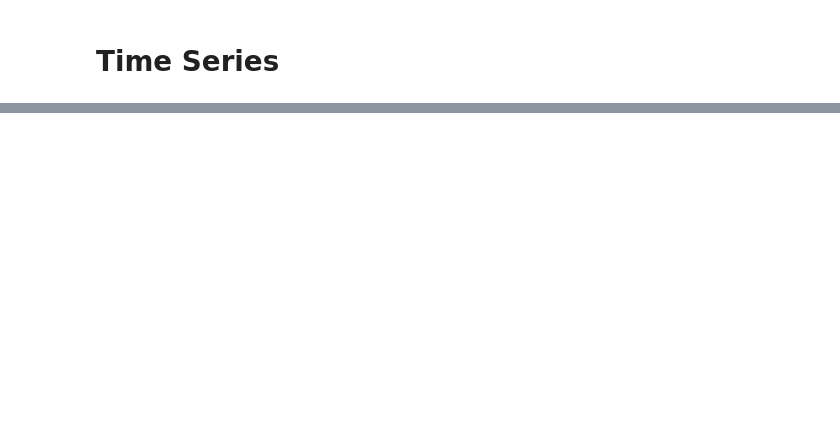
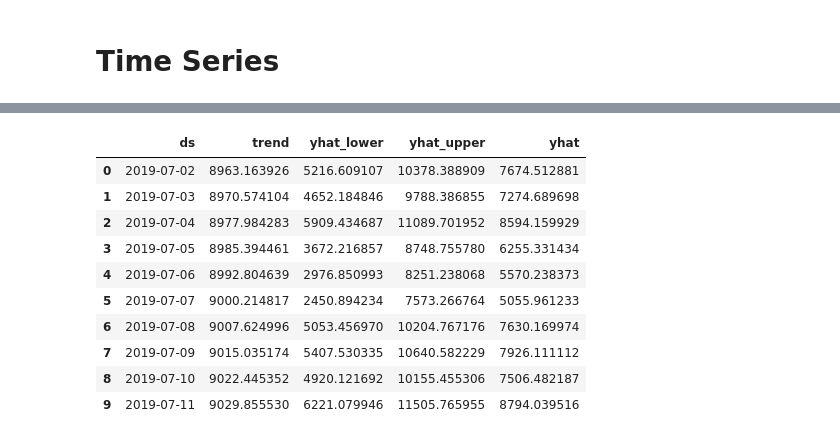
Before and after one commit to mcarujo/ai-workflow-capstone, a Jupyter notebook: notebooks/Capstone Part 2 Getting Started (Hands-On).ipynb, the cells around one changed output, grey strips where cells are left out. Drawn from its saved outputs; the diff is of its cells as text; code cells hidden in the pictures; blank space fills up the shorter version.

```diff
--- a/notebooks/Capstone Part 2 Getting Started (Hands-On).ipynb
+++ b/notebooks/Capstone Part 2 Getting Started (Hands-On).ipynb
@@ -10,7 +12,7 @@ from fbprophet import Prophet
 # %% [output]
 [interactive output not drawn]
 # %%
-data = pd.read_csv("data/data_set_time_series.csv")
+data = pd.read_csv("../app/data/data_set_time_series.csv")
 data.head()
 # %% [output]
 |  | date | Final_times_viewed | Final_price |
@@ -39,3 +41,5 @@ data
 | 494 | 2019-07-31 | 9473.0 | 4964.93 |
 482 rows × 3 columns
 [interactive output not drawn]
+# %%
+data.date = pd.to_datetime(data.date)
@@ -249,0 +245,5 @@ joblib.load("model/prophet.joblib")
+# %%
+future = model.make_future_dataframe(
+    periods=10, freq='D', include_history=False
+)
+forecast = model.predict(future)[['ds', 'trend', 'yhat_lower', 'yhat_upper', 'yhat']]
@@ -249,0 +252,14 @@ joblib.load("model/prophet.joblib")
+# %%
+forecast
+# %% [output]
+|  | ds | trend | yhat_lower | yhat_upper | yhat |
+| 0 | 2019-07-02 | 8963.163926 | 5216.609107 | 10378.388909 | 7674.512881 |
+| 1 | 2019-07-03 | 8970.574104 | 4652.184846 | 9788.386855 | 7274.689698 |
+| 2 | 2019-07-04 | 8977.984283 | 5909.434687 | 11089.701952 | 8594.159929 |
+| 3 | 2019-07-05 | 8985.394461 | 3672.216857 | 8748.755780 | 6255.331434 |
+| 4 | 2019-07-06 | 8992.804639 | 2976.850993 | 8251.238068 | 5570.238373 |
+| 5 | 2019-07-07 | 9000.214817 | 2450.894234 | 7573.266764 | 5055.961233 |
+| 6 | 2019-07-08 | 9007.624996 | 5053.456970 | 10204.767176 | 7630.169974 |
+| 7 | 2019-07-09 | 9015.035174 | 5407.530335 | 10640.582229 | 7926.111112 |
+| 8 | 2019-07-10 | 9022.445352 | 4920.121692 | 10155.455306 | 7506.482187 |
+| 9 | 2019-07-11 | 9029.855530 | 6221.079946 | 11505.765955 | 8794.039516 |
```
Also changed, not shown: parts of 9 cells of this notebook, 14 other files.
